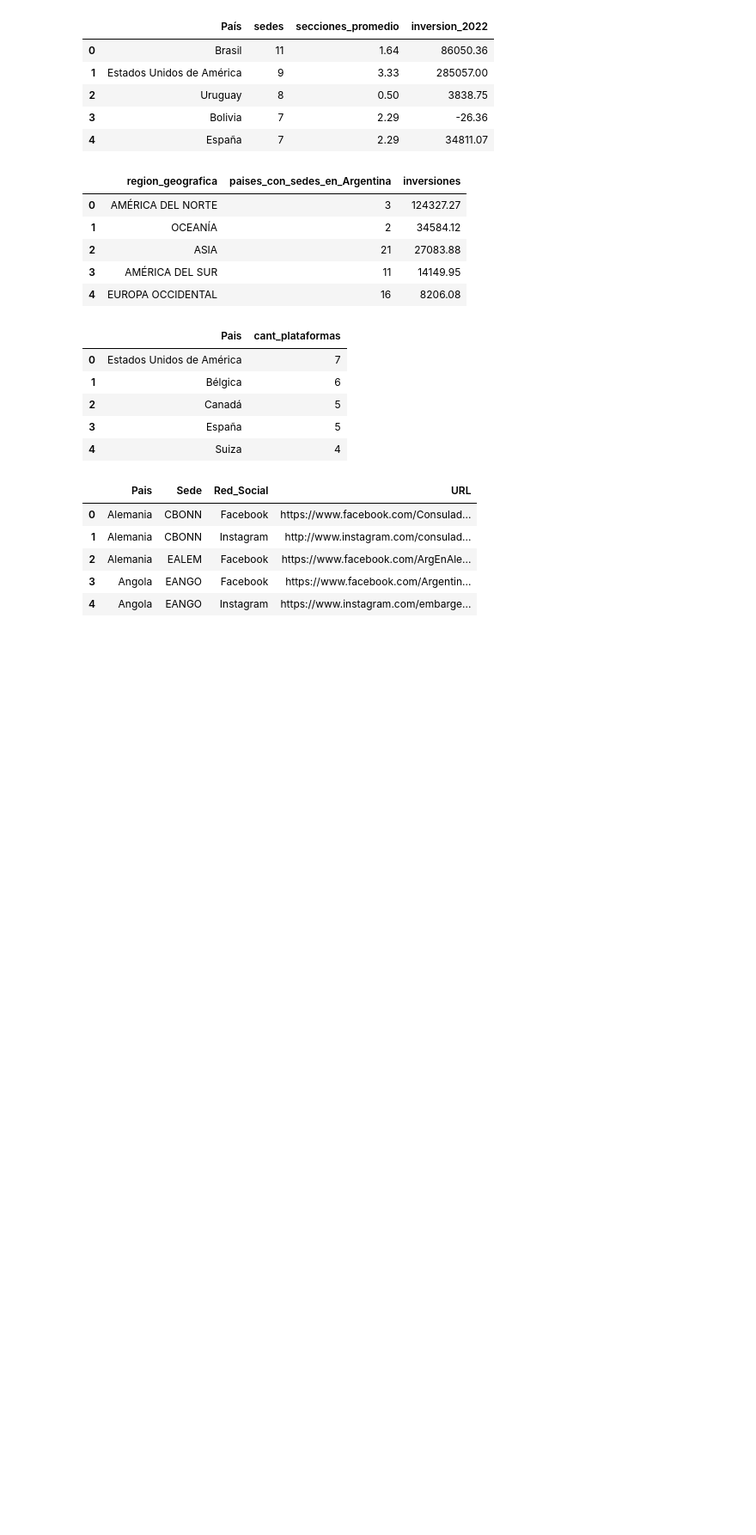
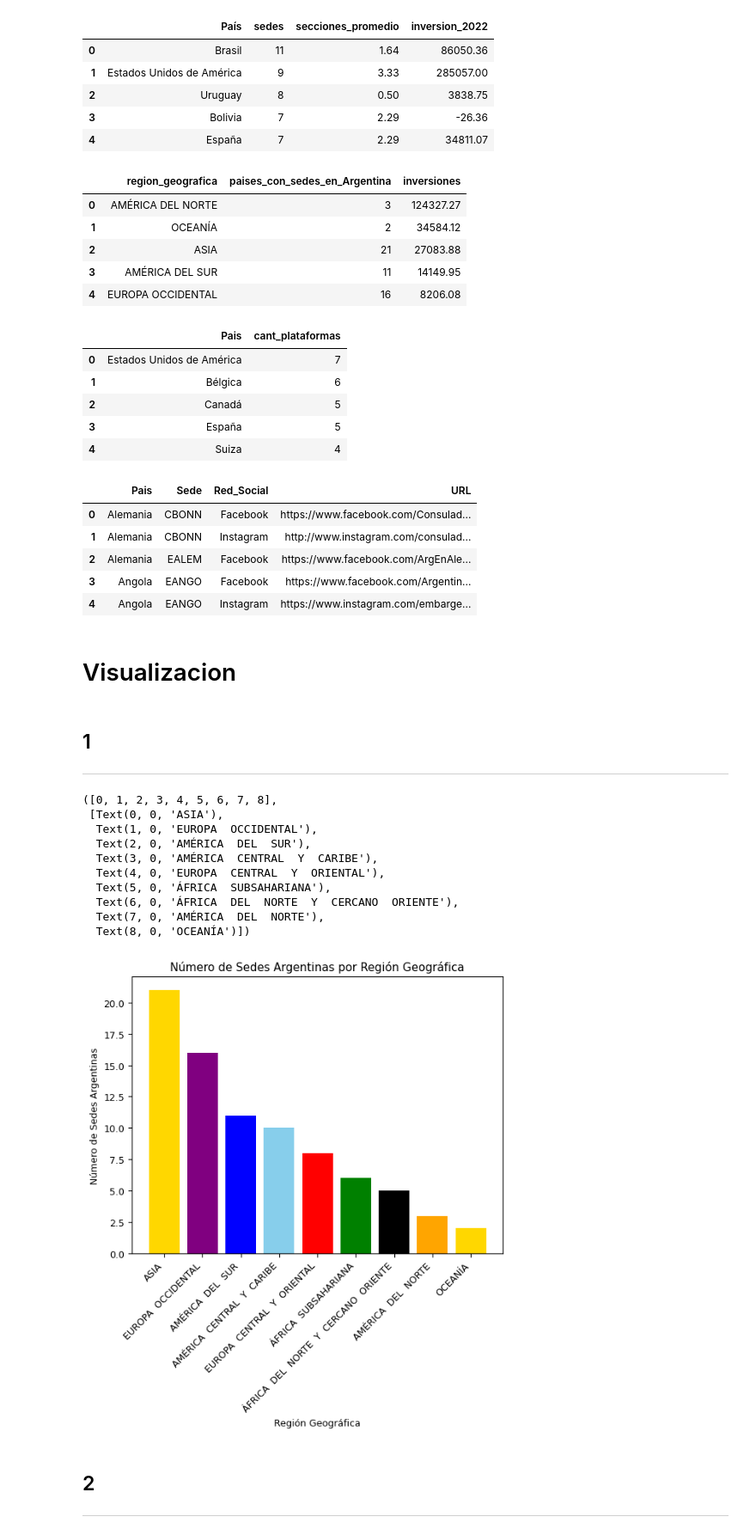
Before and after one commit to Empromptu/Inversion-extranjera-en-Argentina, a Jupyter notebook: notas.ipynb, the cells around one changed output. Shown at 86% size. Drawn from its saved outputs; the diff is of its cells as text; code cells hidden in the pictures; blank space fills up the shorter version.

```diff
--- a/notas.ipynb
+++ b/notas.ipynb
@@ -763,3 +763,41 @@ reporte_4.head()
 | 2 | Alemania | EALEM | Facebook | https://www.facebook.com/ArgEnAle... |
 | 3 | Angola | EANGO | Facebook | https://www.facebook.com/Argentin... |
 | 4 | Angola | EANGO | Instagram | https://www.instagram.com/embarge... |
+# %% [markdown]
+<h1>Visualizacion</h1>
+# %% [markdown]
+<h2>1</h2>
+<hr>
+# %%
+# Creamos el gráfico de barras
+fig, ax = plt.subplots()
+plt.rcParams['font.family'] = 'sans-serif'
+plt.rcParams['font.size'] = 9.0
+
+# Graficar el diagrama de barras
+ax.bar(data = reporte_2.sort_values(by='paises_con_sedes_en_Argentina', ascending=False),
+       x='region_geografica', height='paises_con_sedes_en_Argentina',
+       color=['gold', 'purple', 'blue', 'skyblue', 'red', 'green', 'black', 'orange'])
+
+# Añadimos etiquetas y título
+ax.set_xlabel('Región Geográfica')
+ax.set_ylabel('Número de Sedes Argentinas')
+ax.set_title('Número de Sedes Argentinas por Región Geográfica')
+
+# Rotamos las etiquetas del eje x
+plt.xticks(rotation=45, ha='right')
+# %% [output]
+([0, 1, 2, 3, 4, 5, 6, 7, 8],
+ [Text(0, 0, 'ASIA'),
+  Text(1, 0, 'EUROPA  OCCIDENTAL'),
+  Text(2, 0, 'AMÉRICA  DEL  SUR'),
+  Text(3, 0, 'AMÉRICA  CENTRAL  Y  CARIBE'),
+  Text(4, 0, 'EUROPA  CENTRAL  Y  ORIENTAL'),
+  Text(5, 0, 'ÁFRICA  SUBSAHARIANA'),
+  Text(6, 0, 'ÁFRICA  DEL  NORTE  Y  CERCANO  ORIENTE'),
+  Text(7, 0, 'AMÉRICA  DEL  NORTE'),
+  Text(8, 0, 'OCEANÍA')])
+[figure, added]
+# %% [markdown]
+<h2>2</h2>
+<hr>
```
Also changed, not shown: parts of 5 cells of this notebook.
